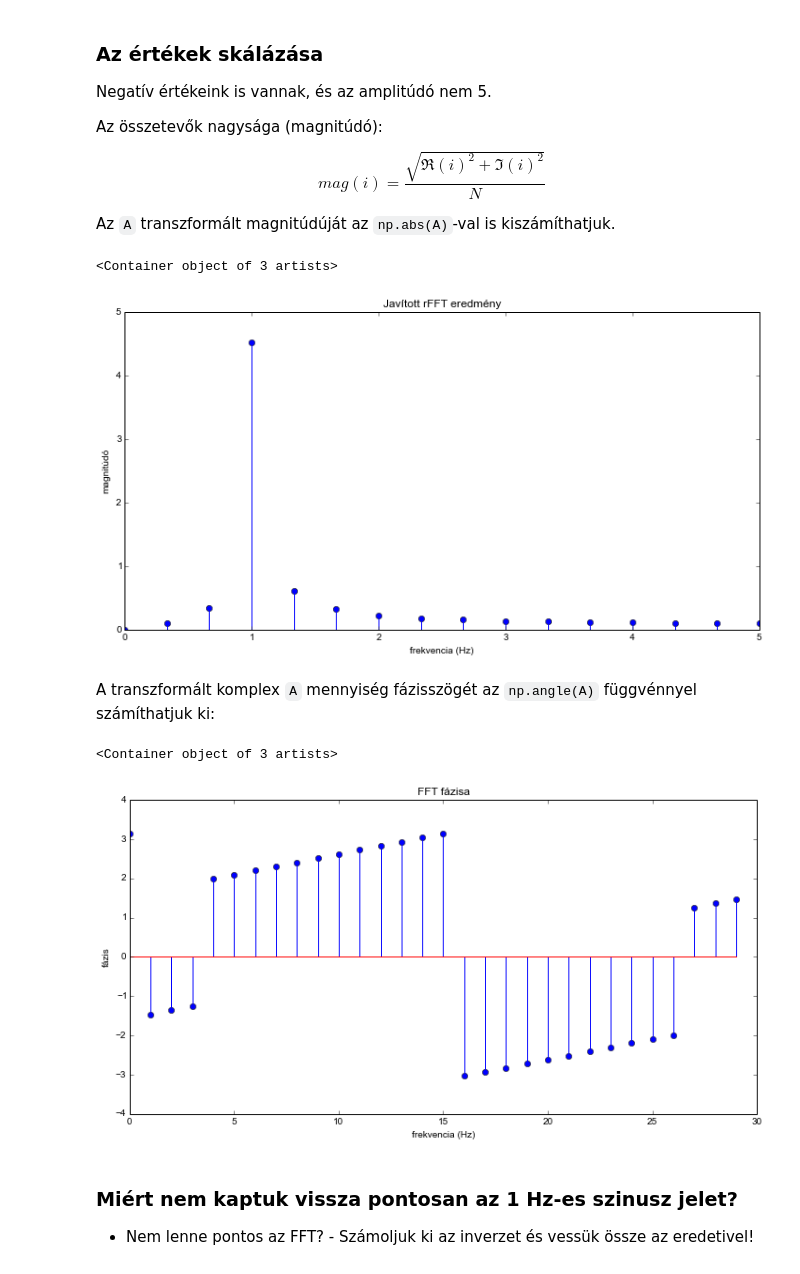
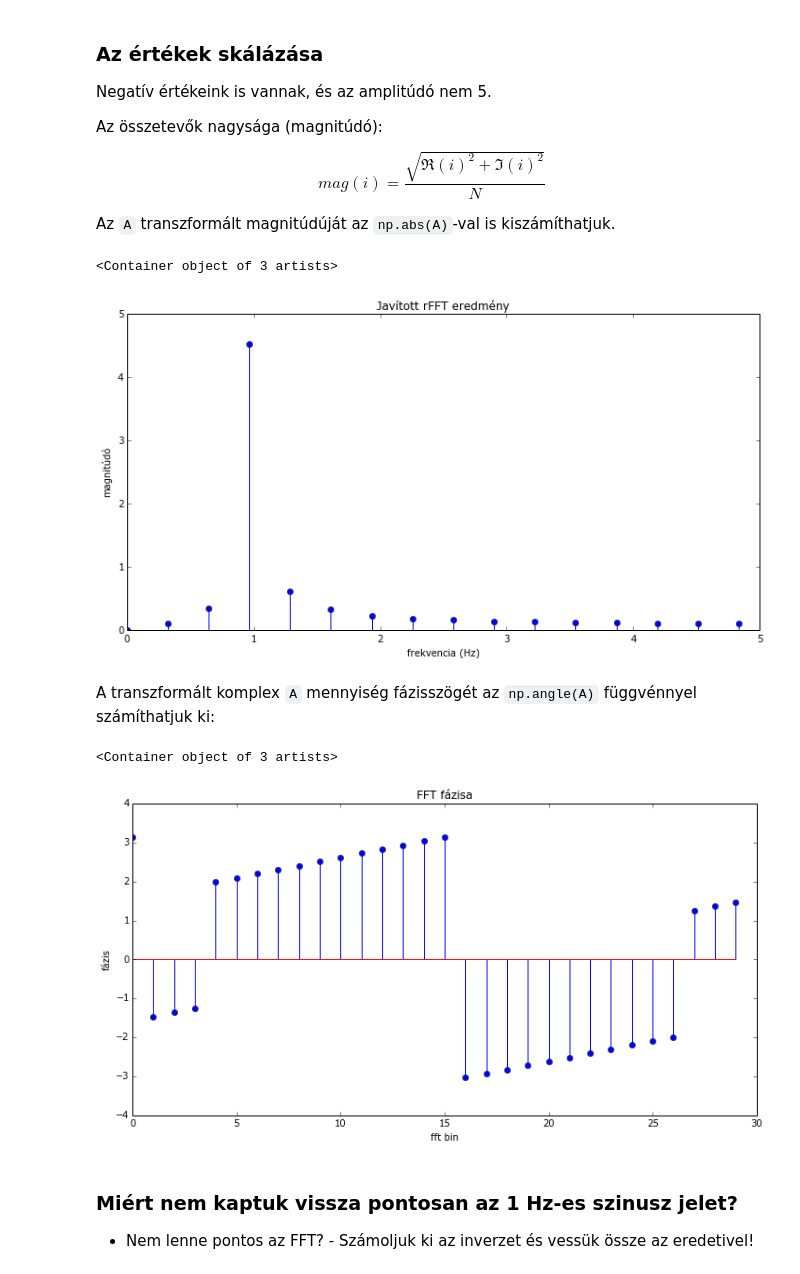
Before and after one commit to gyulat/Fourier, a Jupyter notebook: FFT.ipynb, the cells around one changed output. Drawn from its saved outputs; the diff is of its cells as text; code cells hidden in the pictures.

```diff
--- a/FFT.ipynb
+++ b/FFT.ipynb
@@ -36,15 +35,15 @@ def setup_graph(title='', x_label='', y_label='', fig_size=None):
     ax.set_xlabel(x_label)
     ax.set_ylabel(y_label)
 # %%
-mps  = 10 # minta / másodperc
-tmax = 3  # teljes idő
-num_s = mps * tmax  # minták száma
+tmax = 3.0  # teljes idő
+num_s = 30 # minták száma
+mps = (num_s-1)/tmax # minta/másodperc
+print "%.5f minta/másodperc (Hz)" % mps
 
 t = np.linspace(0, tmax, num_s)
 
 # x = 0 és x = 1 között egy teljes periódus (2 pi) van, tehát ez egy 1 Hz -es jel 5 amplitúdóval
 f_hz = 1.0
-#f_hz = 1.7
 ampl = 5
 f = lambda x: ampl * np.sin(f_hz * 2*np.pi*x)
 
@@ -142,16 +143,16 @@ setup_graph(title='Javított rFFT eredmény', x_label='frekvencia (Hz)', y_label
 plt.stem(rf, rfft_mag)
 # %% [output]
 <Container object of 3 artists>
-[figure, old version]
+[figure, new version]
 # %% [markdown]
 A transzformált komplex `A` mennyiség fázisszögét az `np.angle(A)` függvénnyel számíthatjuk ki:
 # %%
 fft_phase = np.angle(fft_f)
-setup_graph(title='FFT fázisa', x_label='frekvencia (Hz)', y_label='fázis', fig_size=(12,6))
+setup_graph(title='FFT fázisa', x_label='fft bin', y_label='fázis', fig_size=(12,6))
 plt.stem(x, fft_phase)
 # %% [output]
 <Container object of 3 artists>
-[figure, old version]
+[figure, new version]
 # %% [markdown]
 ### Miért nem kaptuk vissza pontosan az 1 Hz-es szinusz jelet?
 
```
Also changed, not shown: parts of 21 cells of this notebook.
